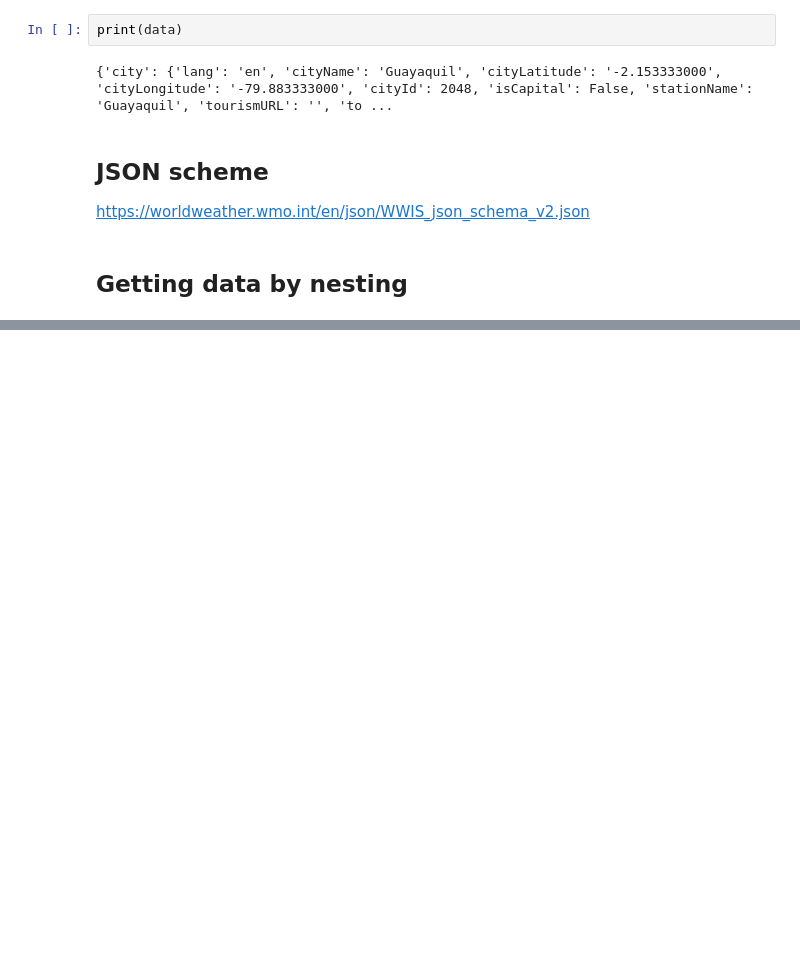
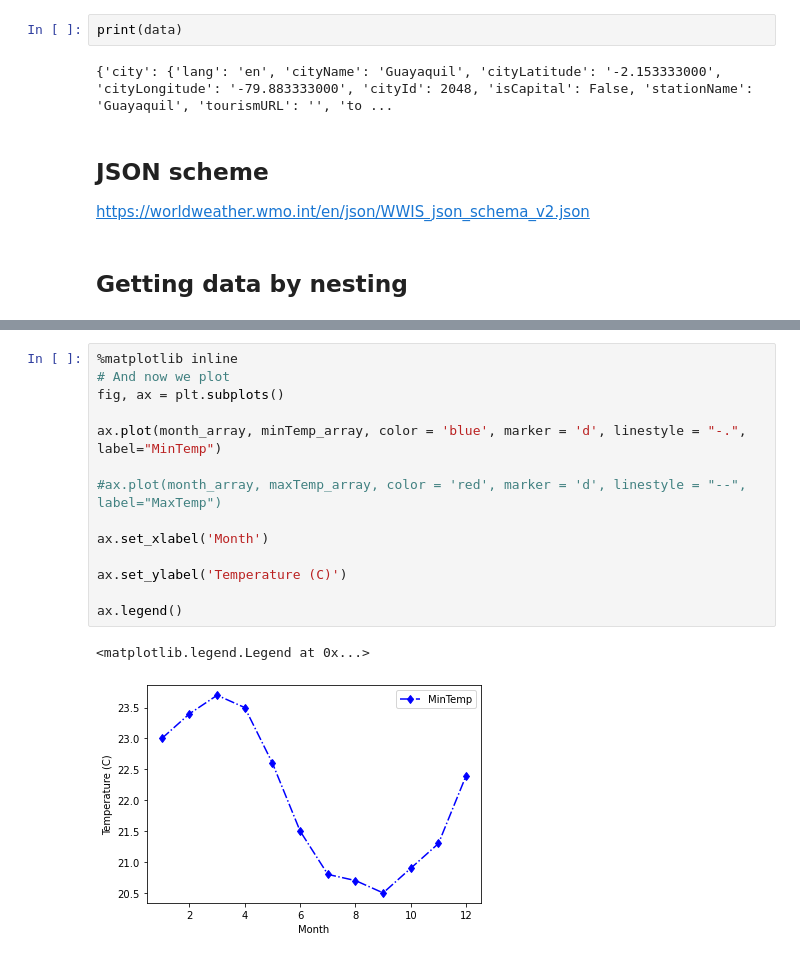
Before and after one commit to wbandabarragan/computational-physics-1, a Jupyter notebook: unit-2/210-tutorial-time-series.ipynb, the cells around one changed output, grey strips where cells are left out. Drawn from its saved outputs; the diff is of its cells as text; blank space fills up the shorter version.

```diff
--- a/unit-2/210-tutorial-time-series.ipynb
+++ b/unit-2/210-tutorial-time-series.ipynb
@@ -50,0 +141,17 @@ print(data["city"]["climate"]["climateMonth"][0])
+# %%
+%matplotlib inline
+# And now we plot
+fig, ax = plt.subplots()
+
+ax.plot(month_array, minTemp_array, color = 'blue', marker = 'd', linestyle = "-.", label="MinTemp")
+
+#ax.plot(month_array, maxTemp_array, color = 'red', marker = 'd', linestyle = "--", label="MaxTemp")
+
+ax.set_xlabel('Month')
+
+ax.set_ylabel('Temperature (C)')
+
+ax.legend()
+# %% [output]
+<matplotlib.legend.Legend at 0x...>
+[figure, added]
```
Also changed, not shown: parts of 10 cells of this notebook.
